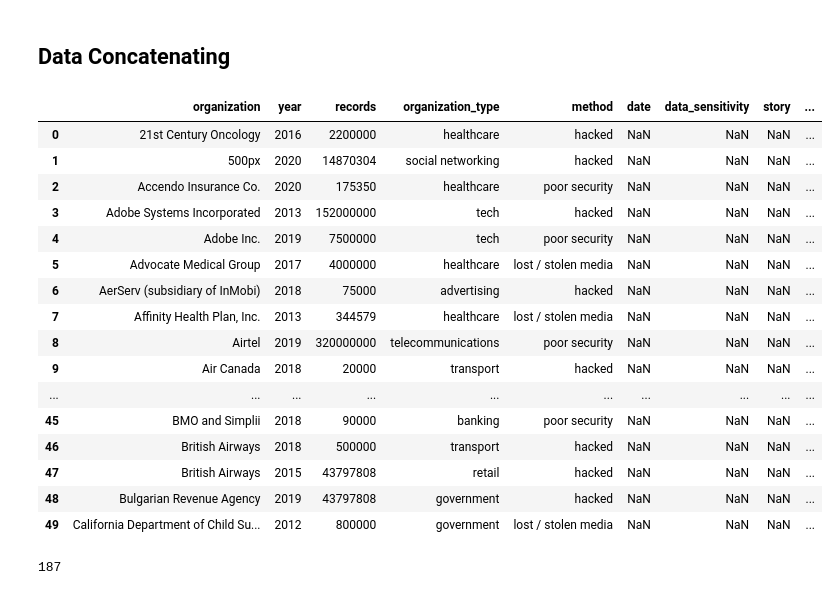
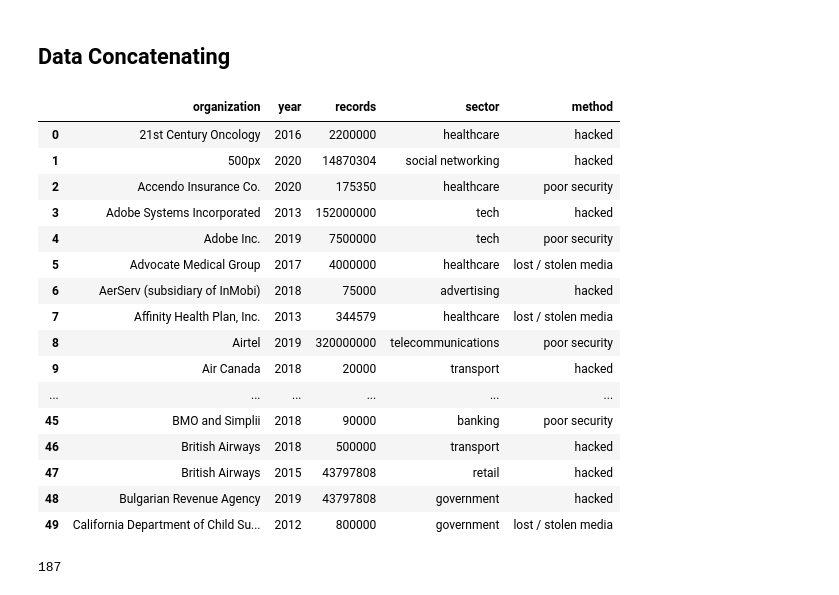
Before and after one commit to iSundhararajan/Unit_3_Project, a Jupyter notebook: data_breaches_analysis.ipynb, the cells around one changed output. Drawn from its saved outputs; the diff is of its cells as text; code cells hidden in the pictures.

```diff
--- a/data_breaches_analysis.ipynb
+++ b/data_breaches_analysis.ipynb
@@ -25,5 +25,8 @@ data_breaches = data_breaches.drop(columns=["sources"])
 # Rename entity to organization
 data_breaches.rename(columns={'entity': 'organization'}, inplace=True)
 
+# Rename organization_type to sector
+data_breaches.rename(columns={'organization_type': 'sector'}, inplace=True)
+
 data_breaches.head()
 # %% [output]
@@ -107,2 +110,12 @@ Data columns (total 5 columns):
 dtypes: int32(1), object(4)
 memory usage: 12.5+ KB
+# %%
+# data_breaches['records'] = data_breaches['records'].abs()
+# data_breaches['records'] = pd.to_numeric(data_breaches['records'], errors='coerce')
+mean_records = data_breaches['records'].mean()
+data_breaches.loc[data_breaches['records'] < 0, 'records'] = mean_records
+data_breaches['records'] = data_breaches['records'].astype(int)
+data_breaches_records_lost_per_year = data_breaches.groupby('year')['records'].sum()
+
+print(data_breaches_records_lost_per_year)
+# print(data_breaches)
@@ -140,7 +171,7 @@ world_data_breaches.rename(columns={'organisation': 'organization'}, inplace=Tru
 
 world_data_breaches.rename(columns={'1st_source_link': 'source_link'}, inplace=True)
 
-world_data_breaches.rename(columns={'sector': 'organization_type'}, inplace=True)
+# world_data_breaches.rename(columns={'sector': 'organization_type'}, inplace=True)
 
 world_data_breaches.rename(columns={'records_lost': 'records'}, inplace=True)
 
@@ -151,7 +182,7 @@ world_data_breaches.drop(index=0, inplace=True)
 # Rearrange the column names to match with the ones given in data_breaches
 world_data_breaches = pd.DataFrame(world_data_breaches)
 
-world_data_breaches_reordered = ['organization', 'date', 'year', 'records','organization_type',
+world_data_breaches_reordered = ['organization', 'date', 'year', 'records','sector',
                                  'method', 'data_sensitivity', 'story', 'source_name', 'source_link']
 
 world_data_breaches = world_data_breaches[world_data_breaches_reordered]
@@ -305,48 +357,52 @@ memory usage: 32.7+ KB
 # %%
 # merged_dataset = pd.merge(data_breaches, world_data_breaches, on='organization_type')
 # merged_dataset.head(50)
 
 concatenated_df = pd.concat([data_breaches, world_data_breaches], ignore_index=True)
 
 # concatenated_df['Year'] = concatenated_df['Year'].str.split('-').str[0]
 # concatenated_df['year'] = concatenated_df['year'].astype(int)
 
 # After concatenating the data, year is converted to an int value
 def extract_year(year):
     if '-' in year:
         return int(year.split('-')[0])
     elif 'and' in year:
         return int(year.split('and')[0])
     else:
         return int(year)
 
 concatenated_df['year'] = concatenated_df['year'].apply(extract_year)
 
 concatenated_df['organization'] = concatenated_df['organization'].replace('2018 British Airways cyberattack','British Airways')
 concatenated_df['organization'] = concatenated_df['organization'].replace('2019 Bulgarian revenue agency hack','Bulgarian Revenue Agency')
 
+# Drop the last 5 columns as we do not need them for our analysis
+columns_to_drop = ['date', 'data_sensitivity', 'story', 'source_name', 'source_link']
+concatenated_df.drop(columns=columns_to_drop, inplace=True)
+
 concatenated_df.head(50)
 
 # merge_df = pd.merge(data_breaches, world_data_breaches, on='organization', how='inner')
 # merge_df.head(50)
 # %% [output]
-|  | organization | year | records | organization_type | method | date | data_sensitivity | story | ... |
-| 0 | 21st Century Oncology | 2016 | 2200000 | healthcare | hacked | NaN | NaN | NaN | ... |
-| 1 | 500px | 2020 | 14870304 | social networking | hacked | NaN | NaN | NaN | ... |
-| 2 | Accendo Insurance Co. | 2020 | 175350 | healthcare | poor security | NaN | NaN | NaN | ... |
-| 3 | Adobe Systems Incorporated | 2013 | 152000000 | tech | hacked | NaN | NaN | NaN | ... |
-| 4 | Adobe Inc. | 2019 | 7500000 | tech | poor security | NaN | NaN | NaN | ... |
-| 5 | Advocate Medical Group | 2017 | 4000000 | healthcare | lost / stolen media | NaN | NaN | NaN | ... |
-| 6 | AerServ (subsidiary of InMobi) | 2018 | 75000 | advertising | hacked | NaN | NaN | NaN | ... |
-| 7 | Affinity Health Plan, Inc. | 2013 | 344579 | healthcare | lost / stolen media | NaN | NaN | NaN | ... |
-| 8 | Airtel | 2019 | 320000000 | telecommunications | poor security | NaN | NaN | NaN | ... |
-| 9 | Air Canada | 2018 | 20000 | transport | hacked | NaN | NaN | NaN | ... |
-| ... | ... | ... | ... | ... | ... | ... | ... | ... | ... |
-| 45 | BMO and Simplii | 2018 | 90000 | banking | poor security | NaN | NaN | NaN | ... |
-| 46 | British Airways | 2018 | 500000 | transport | hacked | NaN | NaN | NaN | ... |
-| 47 | British Airways | 2015 | 43797808 | retail | hacked | NaN | NaN | NaN | ... |
-| 48 | Bulgarian Revenue Agency | 2019 | 43797808 | government | hacked | NaN | NaN | NaN | ... |
-| 49 | California Department of Child Su... | 2012 | 800000 | government | lost / stolen media | NaN | NaN | NaN | ... |
+|  | organization | year | records | sector | method |
+| 0 | 21st Century Oncology | 2016 | 2200000 | healthcare | hacked |
+| 1 | 500px | 2020 | 14870304 | social networking | hacked |
+| 2 | Accendo Insurance Co. | 2020 | 175350 | healthcare | poor security |
+| 3 | Adobe Systems Incorporated | 2013 | 152000000 | tech | hacked |
+| 4 | Adobe Inc. | 2019 | 7500000 | tech | poor security |
+| 5 | Advocate Medical Group | 2017 | 4000000 | healthcare | lost / stolen media |
+| 6 | AerServ (subsidiary of InMobi) | 2018 | 75000 | advertising | hacked |
+| 7 | Affinity Health Plan, Inc. | 2013 | 344579 | healthcare | lost / stolen media |
+| 8 | Airtel | 2019 | 320000000 | telecommunications | poor security |
+| 9 | Air Canada | 2018 | 20000 | transport | hacked |
+| ... | ... | ... | ... | ... | ... |
+| 45 | BMO and Simplii | 2018 | 90000 | banking | poor security |
+| 46 | British Airways | 2018 | 500000 | transport | hacked |
+| 47 | British Airways | 2015 | 43797808 | retail | hacked |
+| 48 | Bulgarian Revenue Agency | 2019 | 43797808 | government | hacked |
+| 49 | California Department of Child Su... | 2012 | 800000 | government | lost / stolen media |
 # %%
 # duplicates = concatenated_df[concatenated_df.duplicated()]
 # duplicates
```
Also changed, not shown: parts of 30 cells of this notebook.
